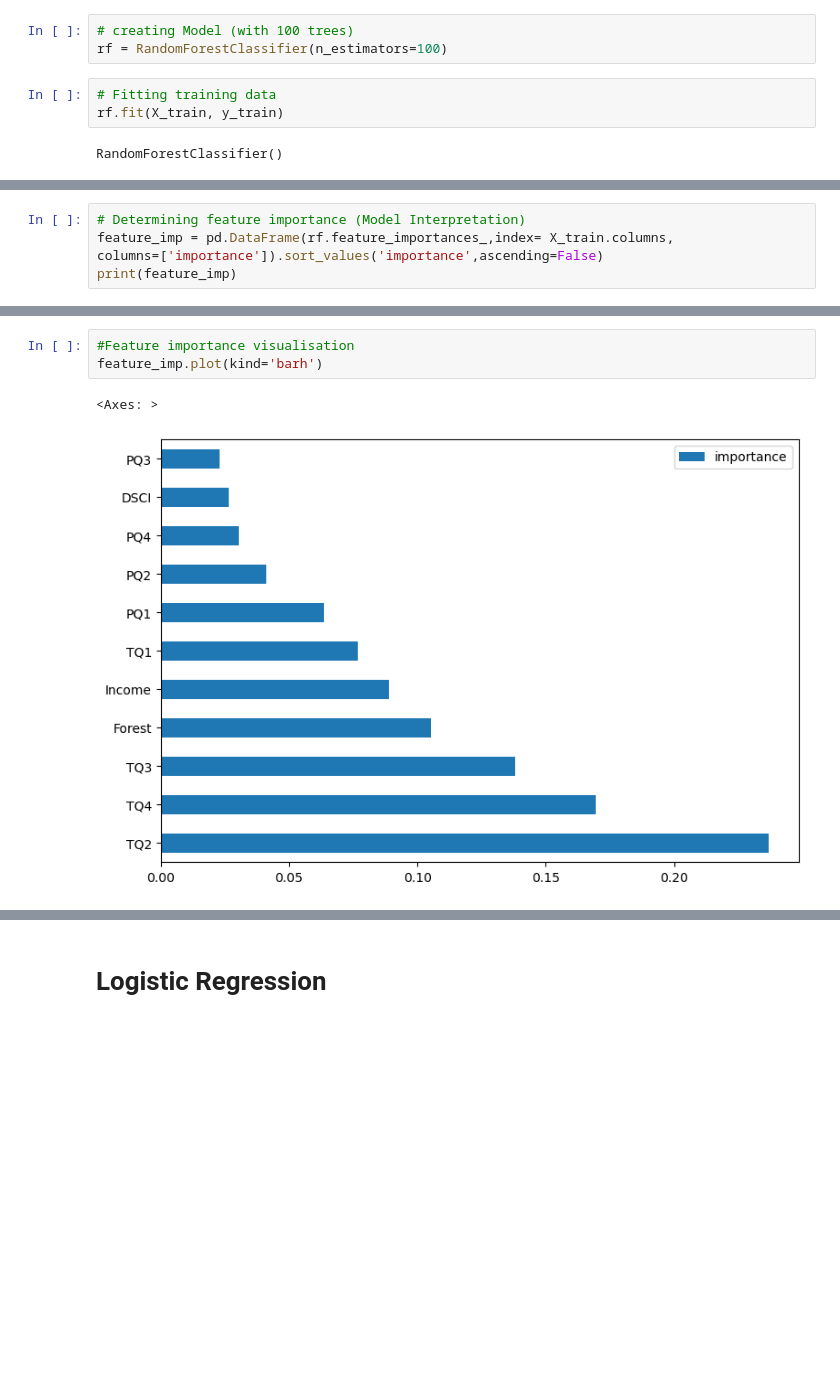
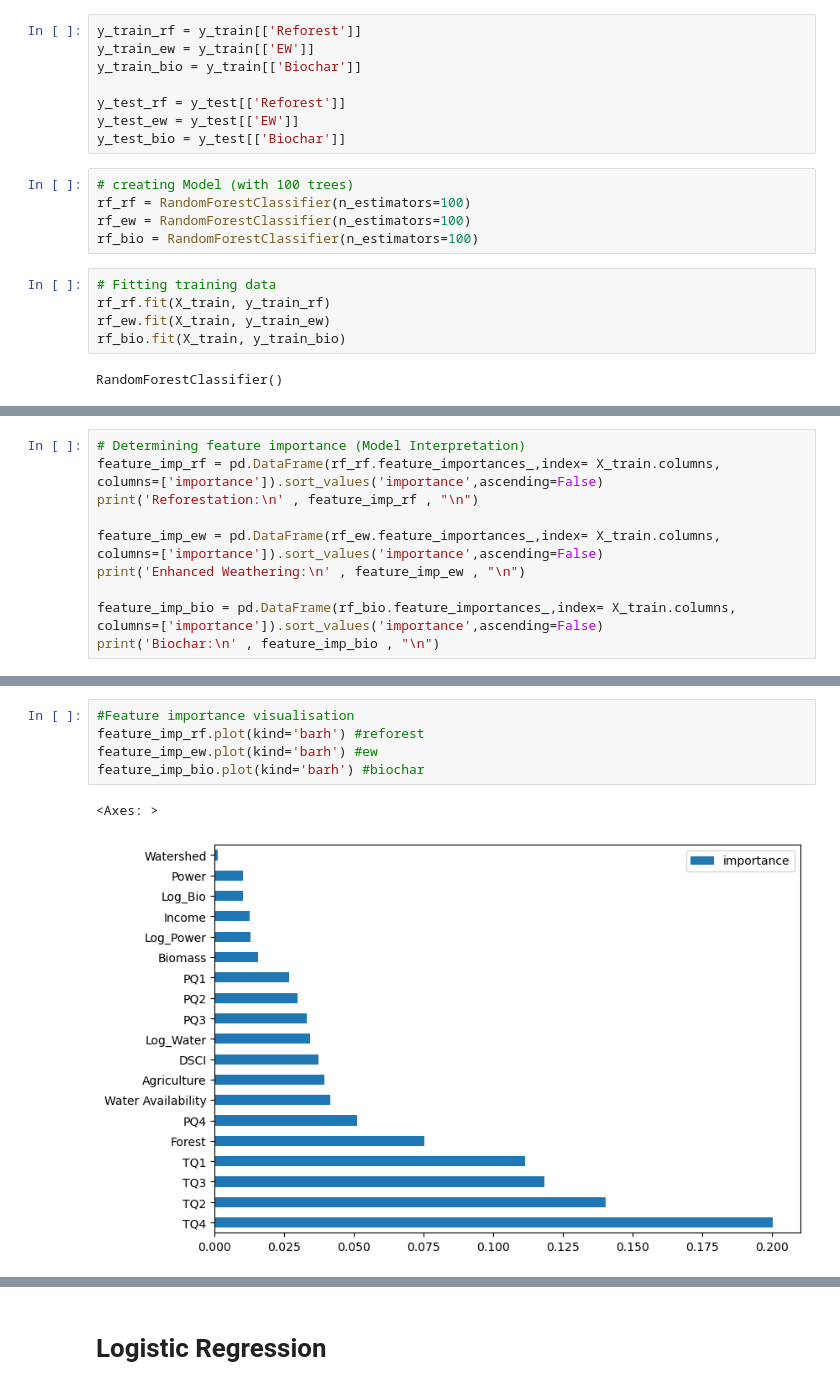
Before and after one commit to hrnur/uvaeicapstone, a Jupyter notebook: modeling-code/CategoryModels.ipynb, the cells around one changed output, grey strips where cells are left out. Cells and saved outputs as stored; diff of their text form; blank space fills up the shorter version.

```diff
--- a/modeling-code/CategoryModels.ipynb
+++ b/modeling-code/CategoryModels.ipynb
@@ -186,9 +187,21 @@ X_train, X_test, y_train, y_test = train_test_split(X, y, train_size=0.7, random
+# %%
+y_train_rf = y_train[['Reforest']]
+y_train_ew = y_train[['EW']]
+y_train_bio = y_train[['Biochar']]
+
+y_test_rf = y_test[['Reforest']]
+y_test_ew = y_test[['EW']]
+y_test_bio = y_test[['Biochar']]
 # %%
 # creating Model (with 100 trees)
-rf = RandomForestClassifier(n_estimators=100)
+rf_rf = RandomForestClassifier(n_estimators=100)
+rf_ew = RandomForestClassifier(n_estimators=100)
+rf_bio = RandomForestClassifier(n_estimators=100)
 # %%
 # Fitting training data
-rf.fit(X_train, y_train)
+rf_rf.fit(X_train, y_train_rf)
+rf_ew.fit(X_train, y_train_ew)
+rf_bio.fit(X_train, y_train_bio)
 # %% [output]
 RandomForestClassifier()
 # %%
@@ -242,6 +260,14 @@ weighted avg       0.65      0.77      0.70        26
 # %%
 # Determining feature importance (Model Interpretation)
-feature_imp = pd.DataFrame(rf.feature_importances_,index= X_train.columns,
+feature_imp_rf = pd.DataFrame(rf_rf.feature_importances_,index= X_train.columns,
 columns=['importance']).sort_values('importance',ascending=False)
-print(feature_imp)
+print('Reforestation:\n' , feature_imp_rf , "\n")
+
+feature_imp_ew = pd.DataFrame(rf_ew.feature_importances_,index= X_train.columns,
+columns=['importance']).sort_values('importance',ascending=False)
+print('Enhanced Weathering:\n' , feature_imp_ew , "\n")
+
+feature_imp_bio = pd.DataFrame(rf_bio.feature_importances_,index= X_train.columns,
+columns=['importance']).sort_values('importance',ascending=False)
+print('Biochar:\n' , feature_imp_bio , "\n")
 # %% [output]
@@ -260,6 +291,8 @@ PQ3       0.023084
 # %%
 #Feature importance visualisation
-feature_imp.plot(kind='barh')
+feature_imp_rf.plot(kind='barh') #reforest
+feature_imp_ew.plot(kind='barh') #ew
+feature_imp_bio.plot(kind='barh') #biochar
 # %% [output]
 <Axes: >
-[figure, old version]
+[figure, new version]
```
Also changed, not shown: parts of 68 cells of this notebook.
